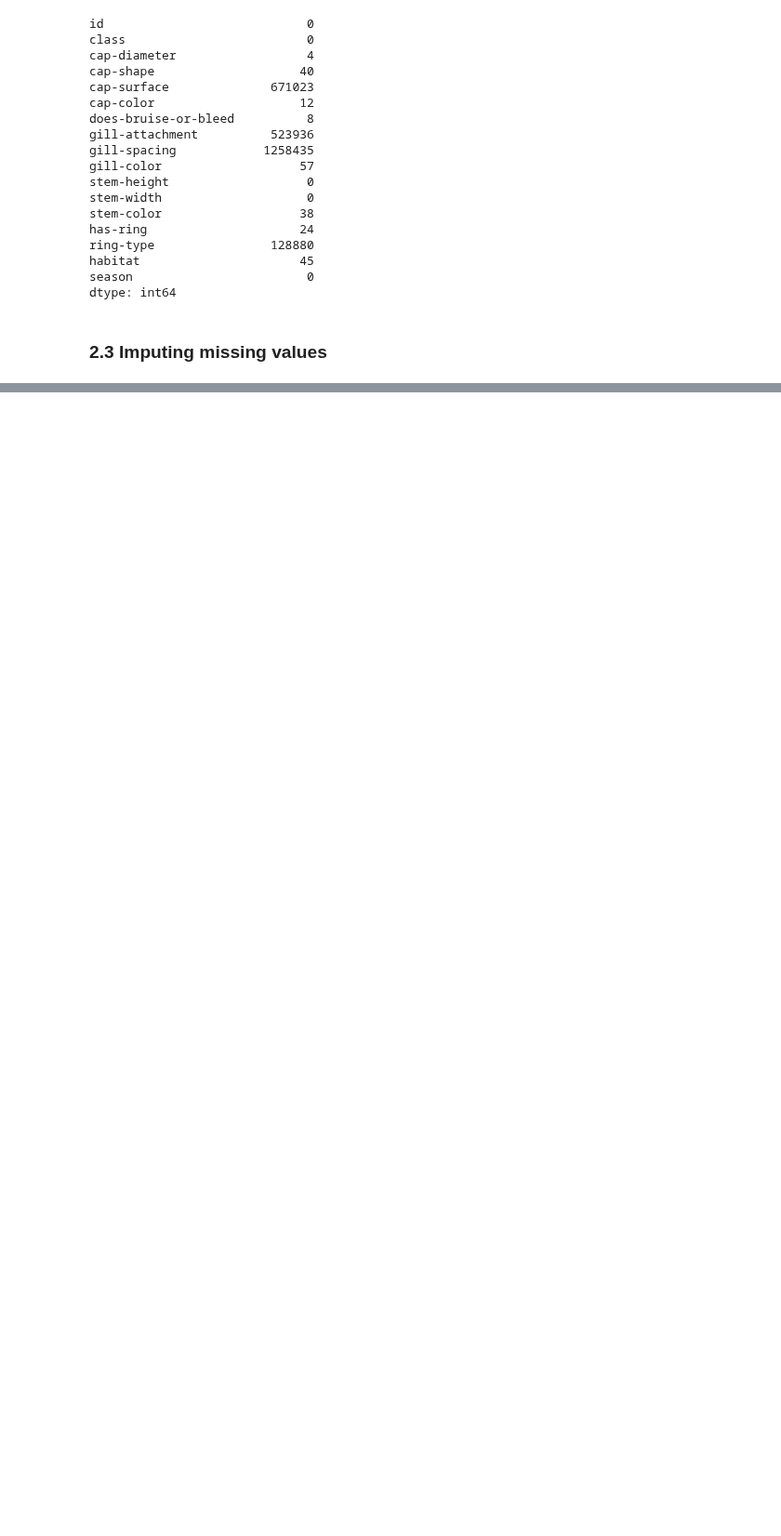
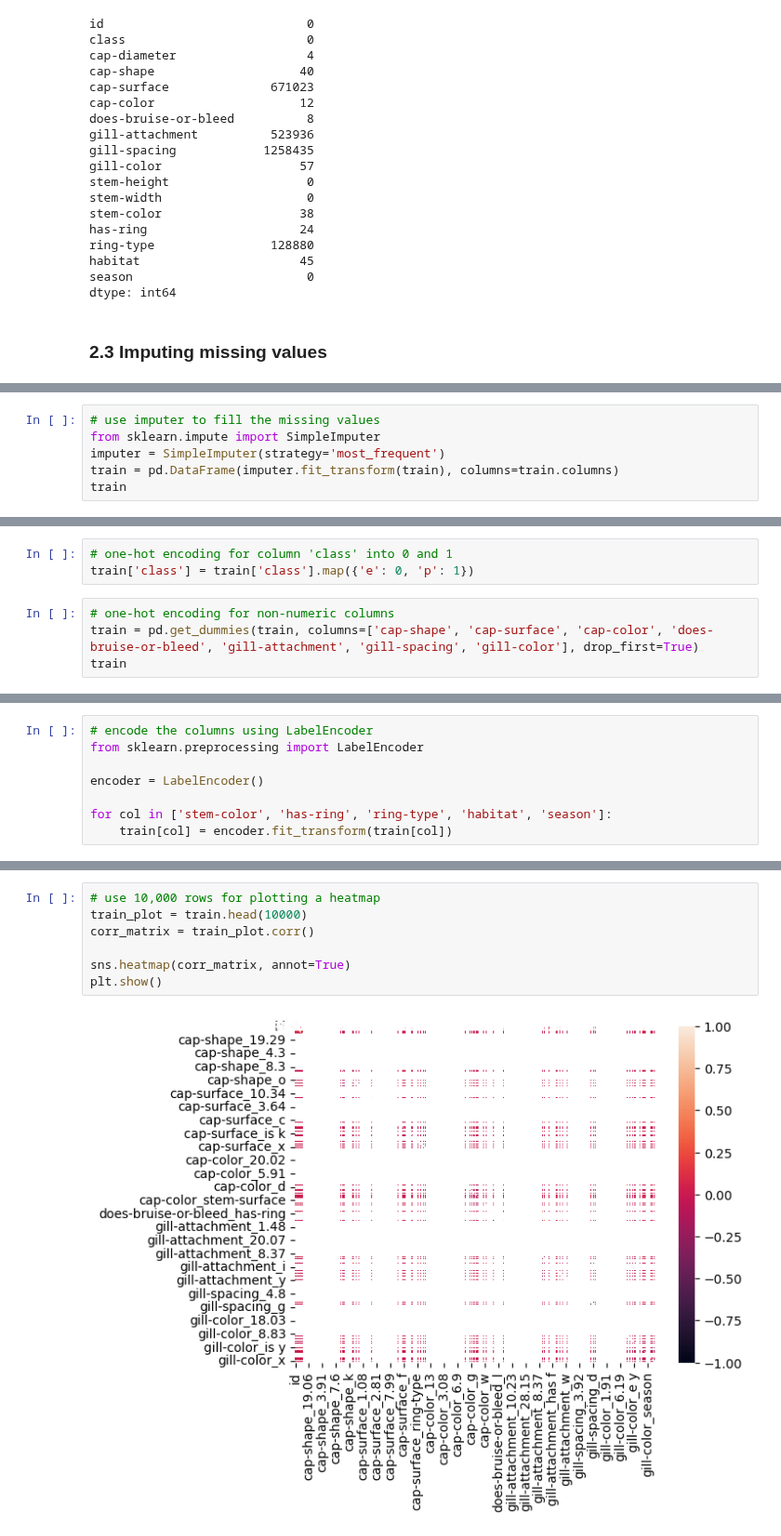
Before and after one commit to VishalyGinny/Data-Science-Projects, a Jupyter notebook: playground-series-s4e8/mushrooms.ipynb, the cells around one changed output, grey strips where cells are left out. Shown at 93% size. Saved outputs shown, nothing was run; the diff lists cells and outputs as text; blank space fills up the shorter version.

Commit message:
encoding done

```diff
--- a/playground-series-s4e8/mushrooms.ipynb
+++ b/playground-series-s4e8/mushrooms.ipynb
@@ -137,0 +136,6 @@ dtype: int64
+# %%
+# use imputer to fill the missing values
+from sklearn.impute import SimpleImputer
+imputer = SimpleImputer(strategy='most_frequent')
+train = pd.DataFrame(imputer.fit_transform(train), columns=train.columns)
+train
@@ -137,0 +179,7 @@ dtype: int64
+# %%
+# one-hot encoding for column 'class' into 0 and 1
+train['class'] = train['class'].map({'e': 0, 'p': 1})
+# %%
+# one-hot encoding for non-numeric columns
+train = pd.get_dummies(train, columns=['cap-shape', 'cap-surface', 'cap-color', 'does-bruise-or-bleed', 'gill-attachment', 'gill-spacing', 'gill-color'], drop_first=True)
+train
@@ -137,0 +200,8 @@ dtype: int64
+# %%
+# encode the columns using LabelEncoder
+from sklearn.preprocessing import LabelEncoder
+
+encoder = LabelEncoder()
+
+for col in ['stem-color', 'has-ring', 'ring-type', 'habitat', 'season']:
+    train[col] = encoder.fit_transform(train[col])
@@ -137,0 +228,9 @@ dtype: int64
+# %%
+# use 10,000 rows for plotting a heatmap
+train_plot = train.head(10000)
+corr_matrix = train_plot.corr()
+
+sns.heatmap(corr_matrix, annot=True)
+plt.show()
+# %% [output]
+[figure, added]
```
Also changed, not shown: parts of 12 cells of this notebook.
